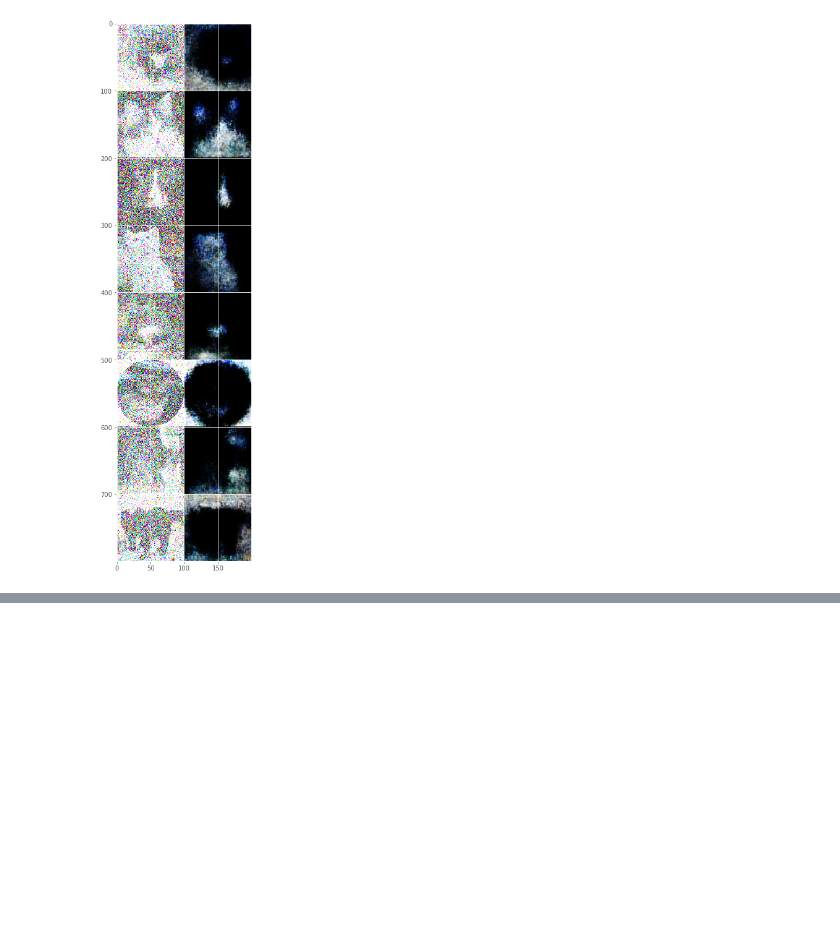
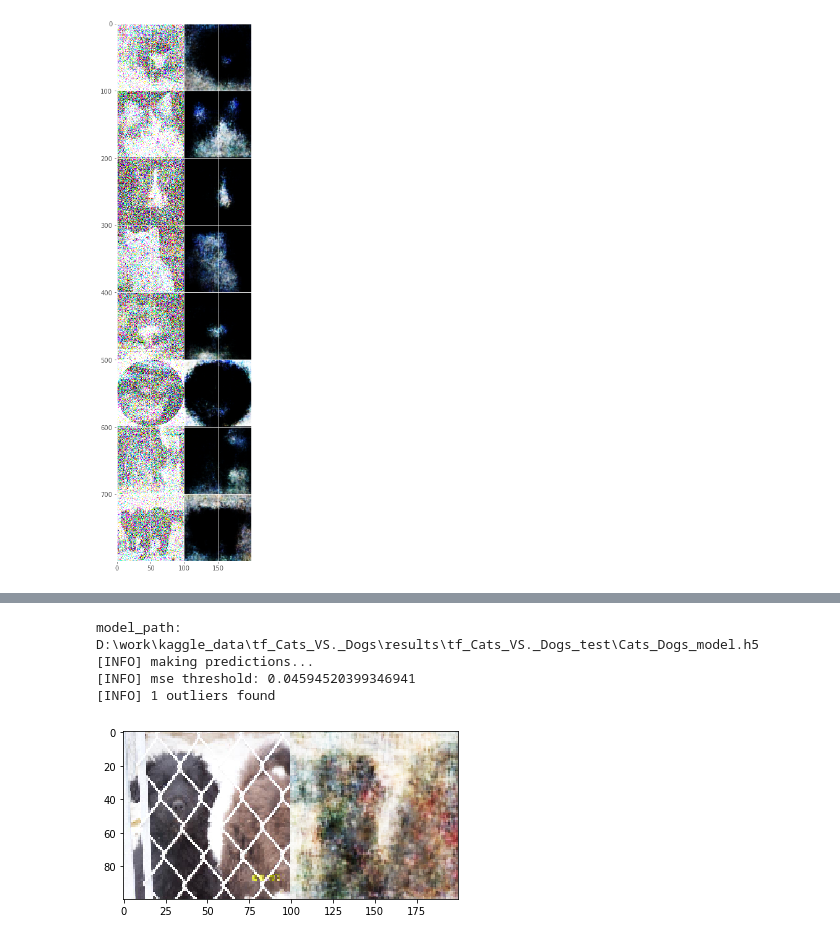
Before and after one commit to emmanuelol/02_keras_py, a Jupyter notebook: experiment/tf_autoencoder_Cats_Dogs.ipynb, the cells around one changed output, grey strips where cells are left out. Drawn from its saved outputs; the diff is of its cells as text; code cells hidden in the pictures; blank space fills up the shorter version.

```diff
--- a/experiment/tf_autoencoder_Cats_Dogs.ipynb
+++ b/experiment/tf_autoencoder_Cats_Dogs.ipynb
@@ -366,0 +371,52 @@ plt.show()
+# %%
+def find_anomalies(model, X: np.ndarray, quantile=0.999):
+    """
+    kerasのモデルオブジェクトと前処理済み4次元テンソルの画像データから異常画像検出
+    """
+    print("[INFO] making predictions...")
+    decoded = autoencoder.predict(X)
+    errors = []
+
+    # すべての元画像とそれに対応する再構成をループ
+    for (image, recon) in zip(X, decoded):
+        # 元画像と再構成画像の間の平均二乗誤差を計算し，それを誤差のリストに追加
+        mse = np.mean((image - recon) ** 2)
+        errors.append(mse)
+
+    # 異常を識別するためのしきい値となる誤差のq番目の分位を計算
+    # しきい値の誤差でモデルが再構成されたデータポイントは、外れ値としてマークされます
+    thresh = np.quantile(errors, quantile)  # 分位数を計算。quantile=0.5は中央値
+    idxs = np.where(np.array(errors) >= thresh)[0]
+    print("[INFO] mse threshold: {}".format(thresh))
+    print("[INFO] {} outliers found".format(len(idxs)))
+
+    # 異常と判定されたデータだけ返す
+    orig_X = np.array([X[i] for i in idxs]) if len(idxs) > 0 else None
+    anomalies_X = np.array([decoded[i] for i in idxs]) if len(idxs) > 0 else None
+    return orig_X, anomalies_X
+
+
+if __name__ == '__main__':
+    print('model_path:', model_path)
+    autoencoder = tensorflow.keras.models.load_model(model_path, compile=False)
+    orig_X, anomalies_X = find_anomalies(autoencoder,
+                                         testX,
+                                         quantile=0.999)
+
+    outputs = None
+    for orig, ano in zip(orig_X, anomalies_X):
+        orig = (orig * 255).astype("uint8")
+        ano = (ano * 255).astype("uint8")
+        output = np.hstack([orig, ano])
+
+        # 画像表示
+        plt.imshow(output)
+        plt.show()
+
+        outputs = output if outputs is None else np.vstack([outputs, output])
+# %% [output]
+model_path: D:\work\kaggle_data\tf_Cats_VS._Dogs\results\tf_Cats_VS._Dogs_test\Cats_Dogs_model.h5
+[INFO] making predictions...
+[INFO] mse threshold: 0.04594520399346941
+[INFO] 1 outliers found
+[figure, added]
```
Also changed, not shown: parts of 2 cells of this notebook, 3 other files.
